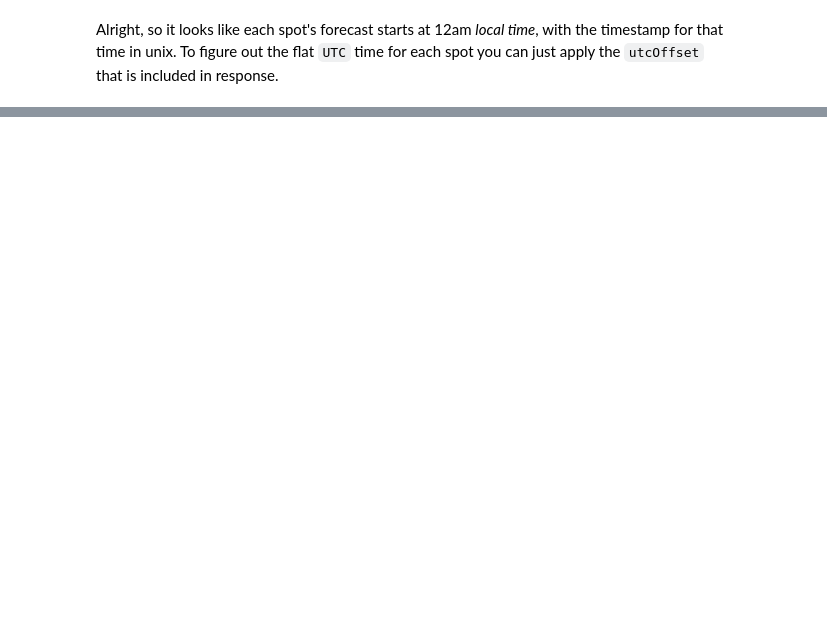
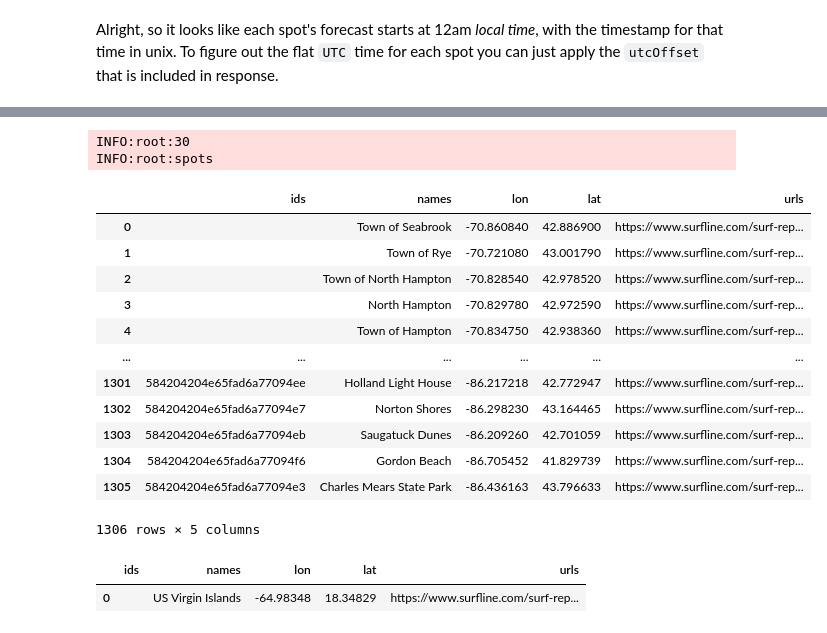
Before and after one commit to peterbull/bodhi-cast, a Jupyter notebook: nbs/python/240329_sl_api.ipynb, the cells around one changed output, grey strips where cells are left out. Drawn from its saved outputs; the diff is of its cells as text; code cells hidden in the pictures; blank space fills up the shorter version.

```diff
--- a/nbs/python/240329_sl_api.ipynb
+++ b/nbs/python/240329_sl_api.ipynb
@@ -283,6 +458,7 @@ class SurflineSpots:
 
         for state_id in self.state_ids:
             self.state_urls.append("https://services.surfline.com/taxonomy?type=taxonomy&id=" + state_id + "&maxDepth=0")
+        logging.info(f"{len(self.state_urls)}")
 
 
     async def fetch_url(self, url, session):
@@ -294,7 +470,7 @@ class SurflineSpots:
         data = []
         async with aiohttp.ClientSession() as session:
             tasks = []
-            for url in self.state_urls:
+            for url in target:
                 tasks.append(self.fetch_url(url, session))
             data = await asyncio.gather(*tasks)
         return data
@@ -366,3 +540,29 @@ spots.process_spots()
+# %%
+df = spots.process_spots()
+# %% [output]
+INFO:root:30
+INFO:root:spots
+# %%
+df
+# %% [output]
+|  | ids | names | lon | lat | urls |
+| 0 |  | Town of Seabrook | -70.860840 | 42.886900 | https://www.surfline.com/surf-rep... |
+| 1 |  | Town of Rye | -70.721080 | 43.001790 | https://www.surfline.com/surf-rep... |
+| 2 |  | Town of North Hampton | -70.828540 | 42.978520 | https://www.surfline.com/surf-rep... |
+| 3 |  | North Hampton | -70.829780 | 42.972590 | https://www.surfline.com/surf-rep... |
+| 4 |  | Town of Hampton | -70.834750 | 42.938360 | https://www.surfline.com/surf-rep... |
+| ... | ... | ... | ... | ... | ... |
+| 1301 | 584204204e65fad6a77094ee | Holland Light House | -86.217218 | 42.772947 | https://www.surfline.com/surf-rep... |
+| 1302 | 584204204e65fad6a77094e7 | Norton Shores | -86.298230 | 43.164465 | https://www.surfline.com/surf-rep... |
+| 1303 | 584204204e65fad6a77094eb | Saugatuck Dunes | -86.209260 | 42.701059 | https://www.surfline.com/surf-rep... |
+| 1304 | 584204204e65fad6a77094f6 | Gordon Beach | -86.705452 | 41.829739 | https://www.surfline.com/surf-rep... |
+| 1305 | 584204204e65fad6a77094e3 | Charles Mears State Park | -86.436163 | 43.796633 | https://www.surfline.com/surf-rep... |
+1306 rows × 5 columns
+# %%
+df
+# %% [output]
+|  | ids | names | lon | lat | urls |
+| 0 |  | US Virgin Islands | -64.98348 | 18.34829 | https://www.surfline.com/surf-rep... |
 # %%
 def fetch_sl_spots():
     response = requests.get(
```
Also changed, not shown: parts of 27 cells of this notebook, 2 other files.
